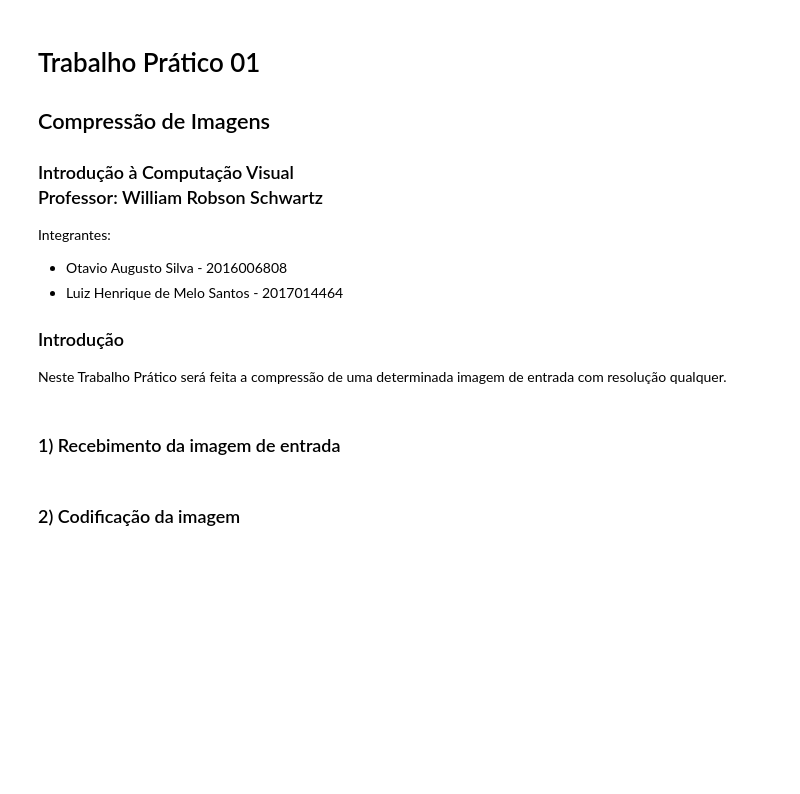
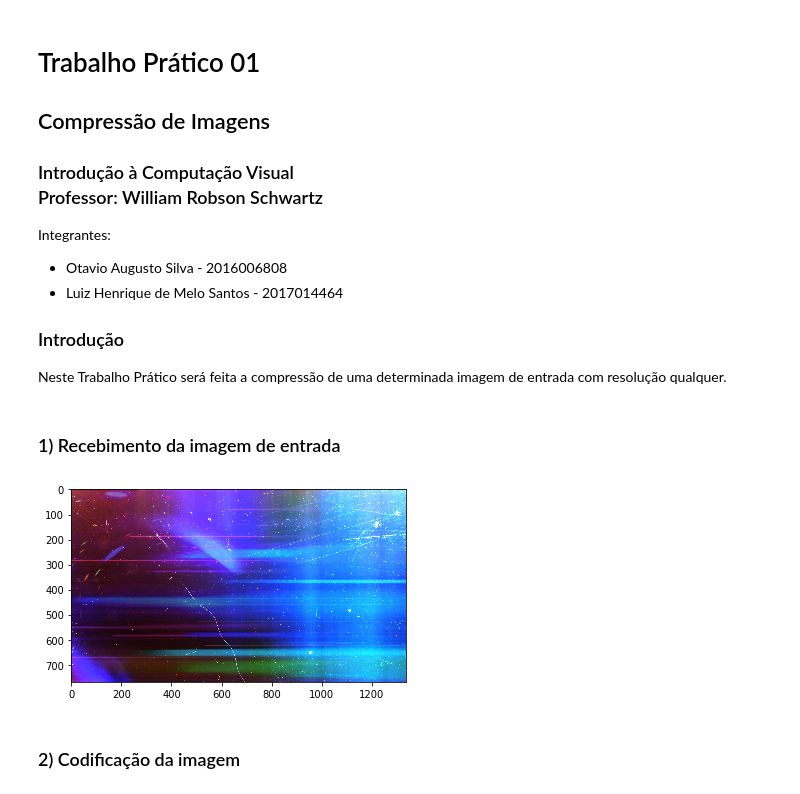
Before and after one commit to luizhemelo/ICV_TrabalhoPratico01, a Jupyter notebook: code/TP01_CompressaoImagens.ipynb, the cells around one changed output. Drawn from its saved outputs; the diff is of its cells as text; code cells hidden in the pictures; blank space fills up the shorter version.

Commit message:
Added pyplot.imshow method

```diff
--- a/code/TP01_CompressaoImagens.ipynb
+++ b/code/TP01_CompressaoImagens.ipynb
@@ -33,3 +33,8 @@ cv2.destroyAllWindows()
+# %%
+plt.imshow(img)
+plt.show()
+# %% [output]
+[figure, added]
 # %% [markdown]
 ### 2) Codificação da imagem
 # %% [markdown]
```
Also changed, not shown: parts of 2 cells of this notebook.
